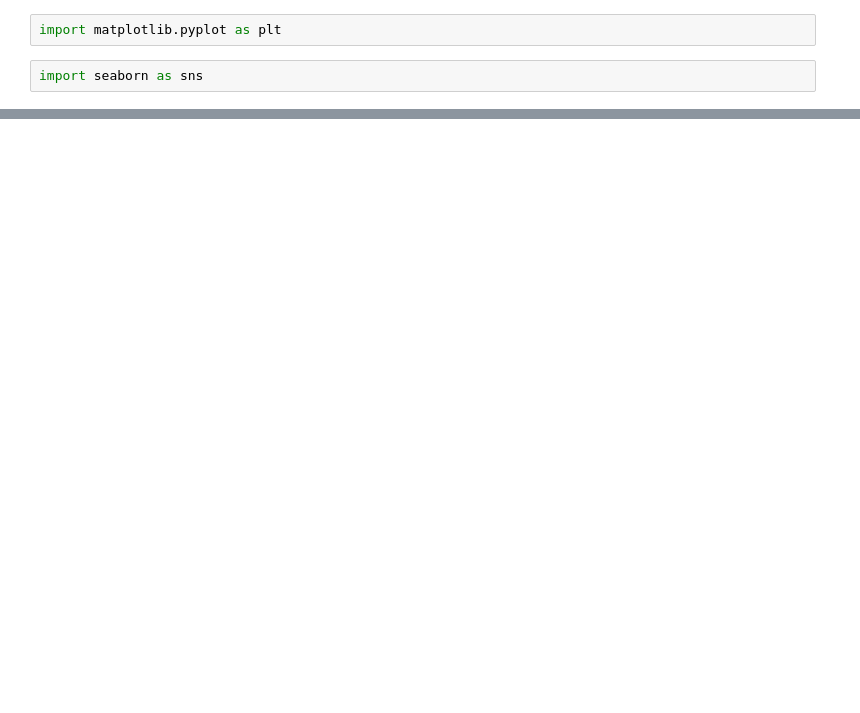
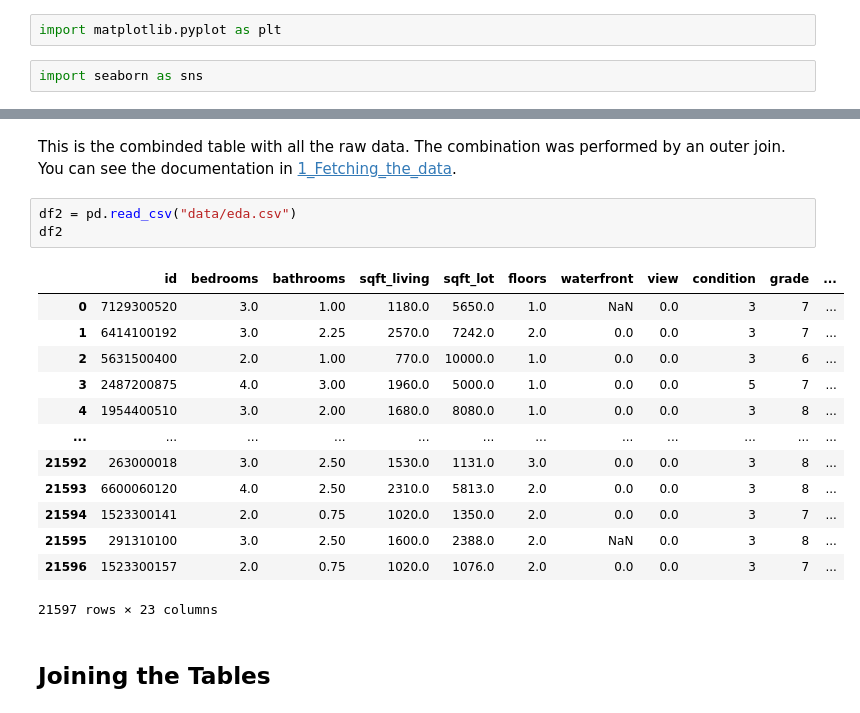
Before and after one commit to S3B3C/EDA-project_Housing, a Jupyter notebook: EDA.ipynb, the cells around one changed output, grey strips where cells are left out. Cells and saved outputs as stored; diff of their text form; blank space fills up the shorter version.

Commit message:
EDA and documentation: Intro, prep until hypothesis

```diff
--- a/EDA.ipynb
+++ b/EDA.ipynb
@@ -67,0 +108,21 @@ df
+# %% [markdown]
+This is the combinded table with all the raw data. The combination was performed by an outer join. You can see the documentation in [1_Fetching_the_data](https://vscode.dev/github/S3B3C/EDA-project_Housing/blob/main/1_Fetching_the_data_eda.ipynb).
+# %%
+df2 = pd.read_csv("data/eda.csv")
+df2
+# %% [output]
+|  | id | bedrooms | bathrooms | sqft_living | sqft_lot | floors | waterfront | view | condition | grade | ... |
+| 0 | 7129300520 | 3.0 | 1.00 | 1180.0 | 5650.0 | 1.0 | NaN | 0.0 | 3 | 7 | ... |
+| 1 | 6414100192 | 3.0 | 2.25 | 2570.0 | 7242.0 | 2.0 | 0.0 | 0.0 | 3 | 7 | ... |
+| 2 | 5631500400 | 2.0 | 1.00 | 770.0 | 10000.0 | 1.0 | 0.0 | 0.0 | 3 | 6 | ... |
+| 3 | 2487200875 | 4.0 | 3.00 | 1960.0 | 5000.0 | 1.0 | 0.0 | 0.0 | 5 | 7 | ... |
+| 4 | 1954400510 | 3.0 | 2.00 | 1680.0 | 8080.0 | 1.0 | 0.0 | 0.0 | 3 | 8 | ... |
+| ... | ... | ... | ... | ... | ... | ... | ... | ... | ... | ... | ... |
+| 21592 | 263000018 | 3.0 | 2.50 | 1530.0 | 1131.0 | 3.0 | 0.0 | 0.0 | 3 | 8 | ... |
+| 21593 | 6600060120 | 4.0 | 2.50 | 2310.0 | 5813.0 | 2.0 | 0.0 | 0.0 | 3 | 8 | ... |
+| 21594 | 1523300141 | 2.0 | 0.75 | 1020.0 | 1350.0 | 2.0 | 0.0 | 0.0 | 3 | 7 | ... |
+| 21595 | 291310100 | 3.0 | 2.50 | 1600.0 | 2388.0 | 2.0 | NaN | 0.0 | 3 | 8 | ... |
+| 21596 | 1523300157 | 2.0 | 0.75 | 1020.0 | 1076.0 | 2.0 | 0.0 | 0.0 | 3 | 7 | ... |
+21597 rows × 23 columns
+# %% [markdown]
+## Joining the Tables
```
Also changed, not shown: parts of 16 cells of this notebook.
